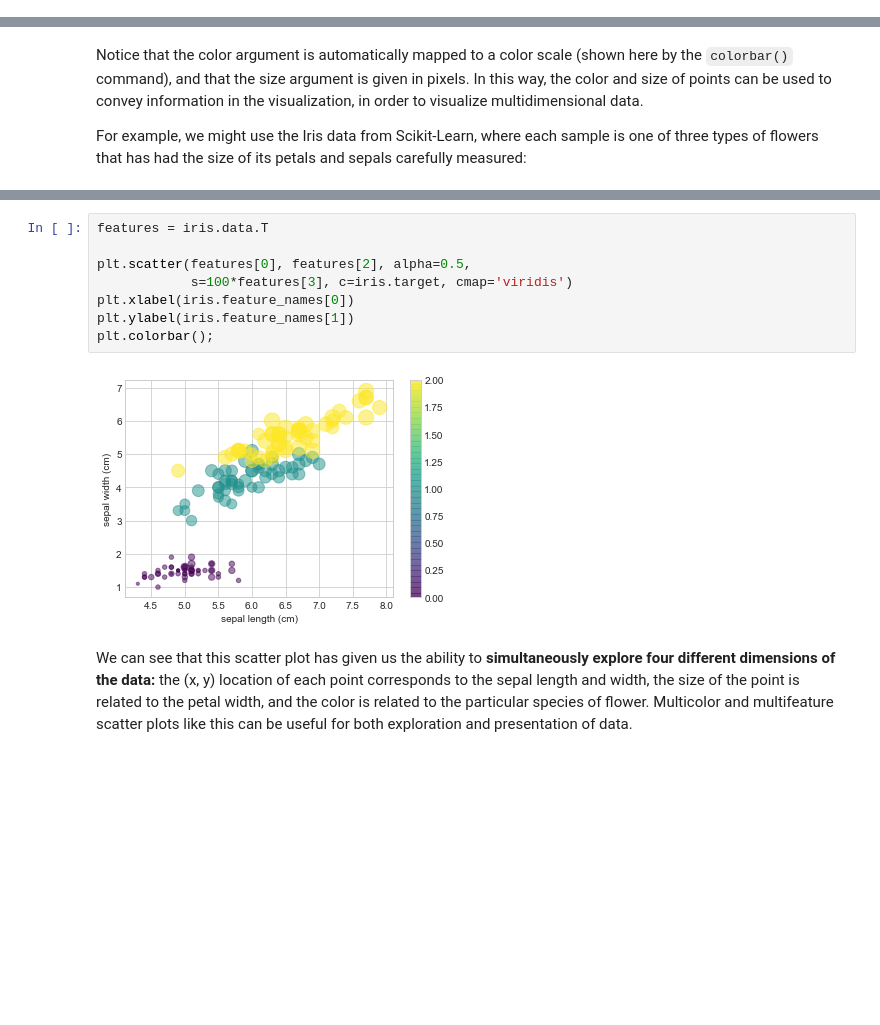
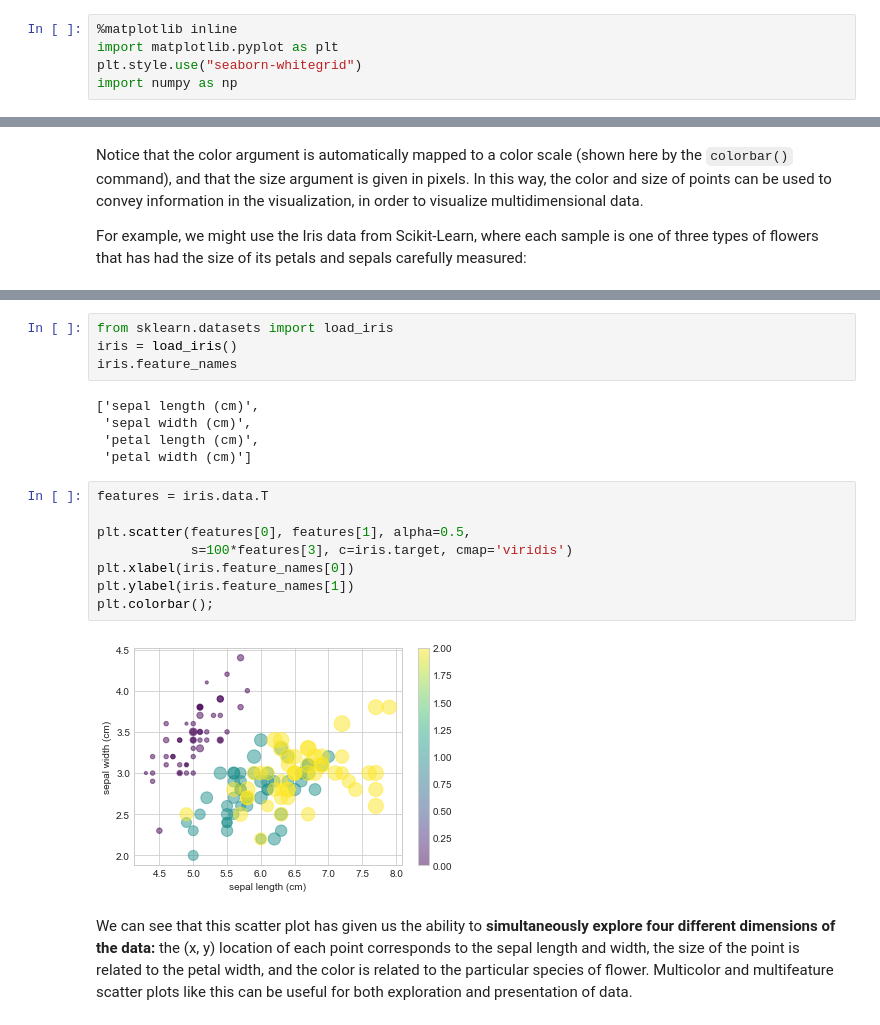
Before and after one commit to desardi131/thebridge_ft_sep22, a Jupyter notebook: 2-Data Analysis/3-Matplotlib/teoria/3-Scatter plots aula.ipynb, the cells around one changed output, grey strips where cells are left out. Drawn from its saved outputs; the diff is of its cells as text; blank space fills up the shorter version.

```diff
--- a/2-Data Analysis/3-Matplotlib/teoria/3-Scatter plots aula.ipynb
+++ b/2-Data Analysis/3-Matplotlib/teoria/3-Scatter plots aula.ipynb
@@ -4,6 +4,11 @@
 Another commonly used plot type is the simple scatter plot, a close cousin of the line plot.
 Instead of points being joined by line segments, here the points are represented individually with a dot, circle, or other shape.
 We’ll start by setting up the notebook for plotting and importing the functions we will use:
+# %%
+%matplotlib inline
+import matplotlib.pyplot as plt
+plt.style.use("seaborn-whitegrid")
+import numpy as np
 # %% [markdown]
 ## Scatter Plots with ``plt.plot``
 
@@ -76,13 +85,22 @@ For example, we might use the Iris data from Scikit-Learn, where each sample is
+# %%
+from sklearn.datasets import load_iris
+iris = load_iris()
+iris.feature_names
+# %% [output]
+['sepal length (cm)',
+ 'sepal width (cm)',
+ 'petal length (cm)',
+ 'petal width (cm)']
 # %%
 features = iris.data.T
 
-plt.scatter(features[0], features[2], alpha=0.5,
+plt.scatter(features[0], features[1], alpha=0.5,
             s=100*features[3], c=iris.target, cmap='viridis')
 plt.xlabel(iris.feature_names[0])
 plt.ylabel(iris.feature_names[1])
 plt.colorbar();
 # %% [output]
-[figure, old version]
+[figure, new version]
 # %% [markdown]
 We can see that this scatter plot has given us the ability to **simultaneously explore four different dimensions of the data:**
 the (x, y) location of each point corresponds to the sepal length and width, the size of the point is related to the petal width, and the color is related to the particular species of flower.
```
Also changed, not shown: parts of 7 cells of this notebook, 4 other files.
